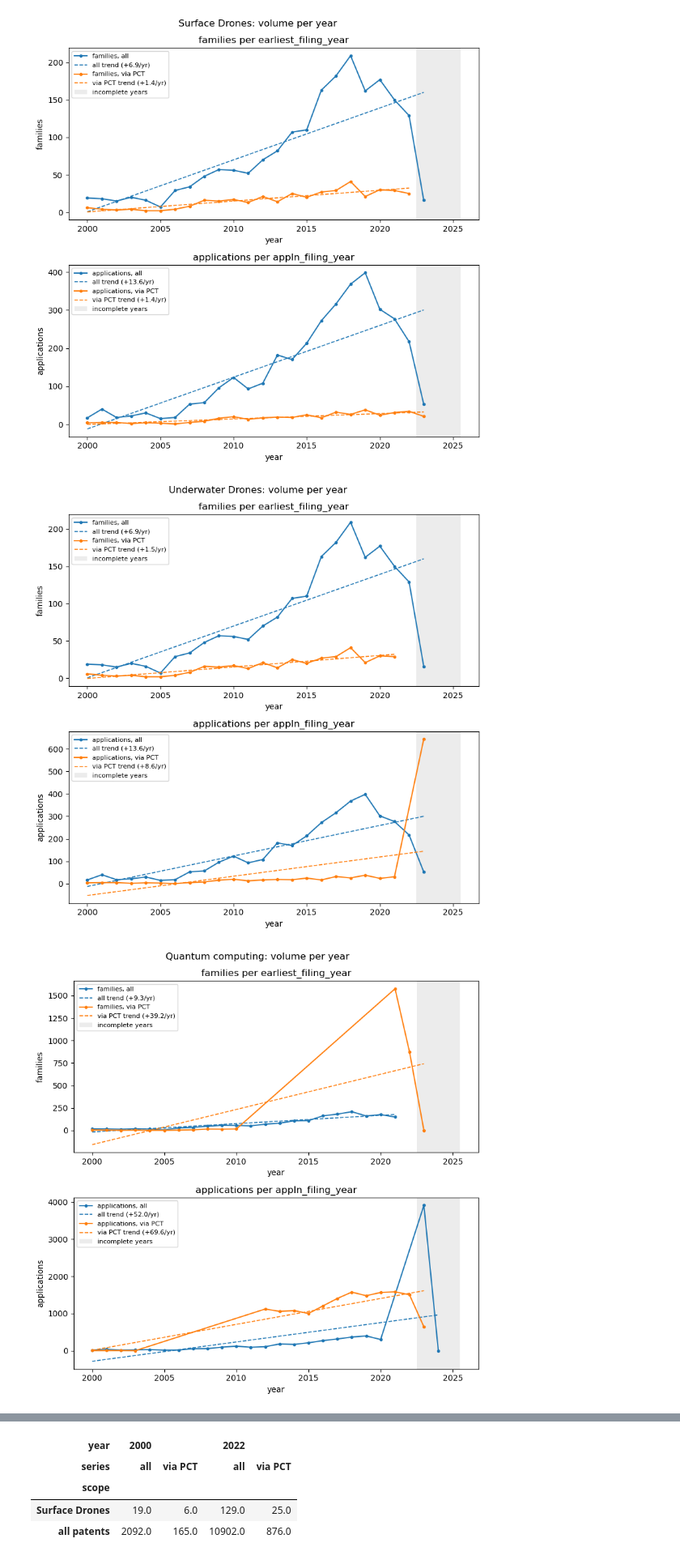
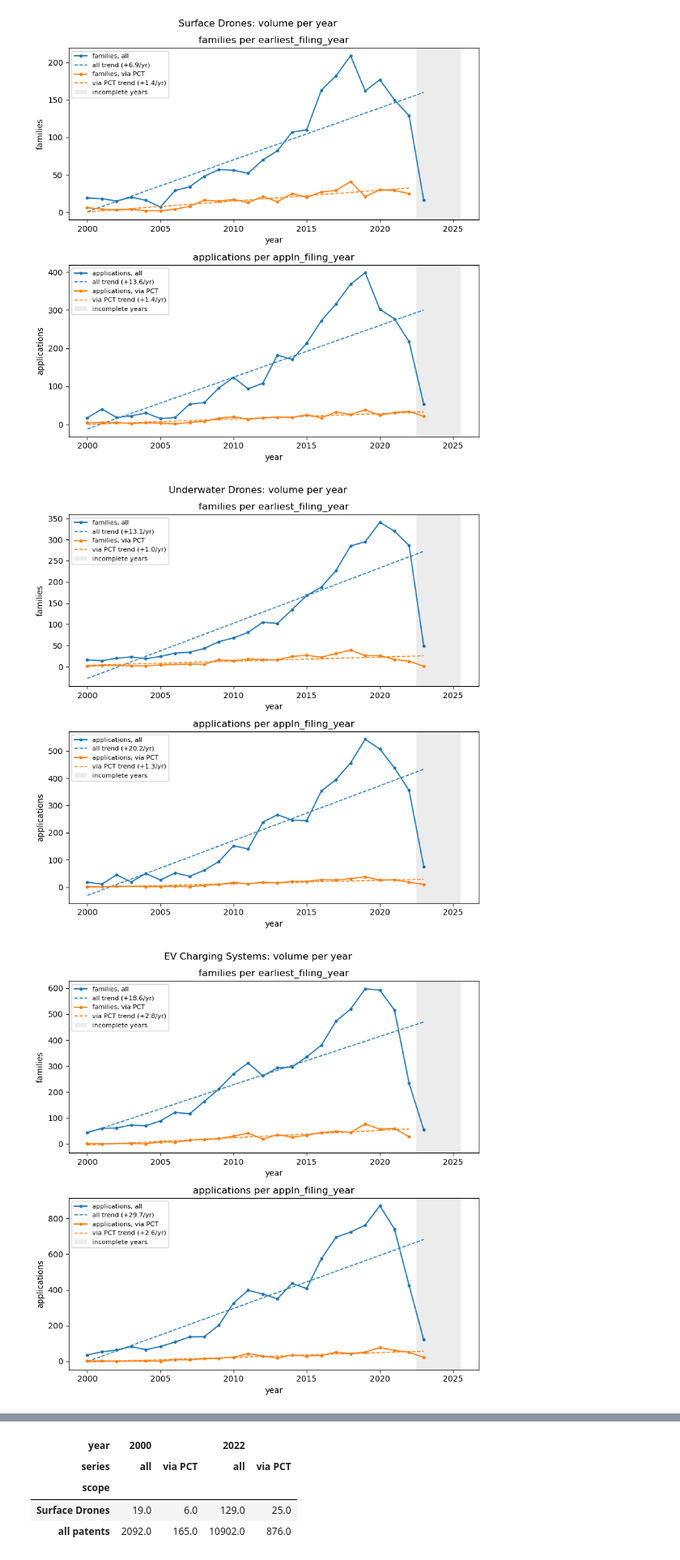
Before and after one commit to dattiluca-afk/innovation-management-assignment, a Jupyter notebook: notebooks/step_1.ipynb, the cells around one changed output, grey strips where cells are left out. Shown at 81% size. Cells and saved outputs as stored; diff of their text form; code cells hidden in the pictures.

```diff
--- a/notebooks/step_1.ipynb
+++ b/notebooks/step_1.ipynb
@@ -1249,8 +1270,8 @@ volume2 = pd.concat(
     ignore_index=True,
 )
 
-volume2["year"] = pd.to_numeric(volume["year"])
-volume2["n"] = pd.to_numeric(volume["n"])
+volume2["year"] = pd.to_numeric(volume2["year"])
+volume2["n"] = pd.to_numeric(volume2["n"])
 
 n_plots = len(SECTOR_SCOPES2)
 fig, axes = plt.subplots(
@@ -1317,9 +1338,9 @@ plt.tight_layout()
 plt.savefig(output_path, format="png")
 plt.show()
 # %% [output]
-[figure, old version]
+[figure, new version]
 # %%
-# Volumes Bioplastics
+# Volumes EV charging systems
 
 volume3 = pd.concat(
     [count_per_year(s).assign(series="all") for s in SCOPES3]
@@ -1327,8 +1348,8 @@ volume3 = pd.concat(
     ignore_index=True,
 )
 
-volume3["year"] = pd.to_numeric(volume["year"])
-volume3["n"] = pd.to_numeric(volume["n"])
+volume3["year"] = pd.to_numeric(volume3["year"])
+volume3["n"] = pd.to_numeric(volume3["n"])
 
 n_plots = len(SECTOR_SCOPES3)
 fig, axes = plt.subplots(
@@ -1364,35 +1385,32 @@ for ax, scope in zip(axes, SECTOR_SCOPES3):
             slope, intercept = np.polyfit(valid["year"], valid["n"], deg=1)
             y_pred = slope * valid["year"] + intercept
 
             # Plot regression line matching the series color
             ax.plot(
                 valid["year"],
                 y_pred,
                 linestyle="--",
                 linewidth=1.2,
                 color=line.get_color(),
                 label=f"{series} trend ({slope:+.1f}/yr)",
             )
 
     shade_truncated(ax)
     year_col = FAMILY_TIME_COLUMN if scope.level == "family" else APPLN_TIME_COLUMN
     ax.set(
         title=f"{UNIT_LABEL[scope.level]} per {year_col}",
         xlabel="year",
         ylabel=UNIT_LABEL[scope.level],
     )
     ax.ticklabel_format(style="plain", axis="y", useOffset=False)
     ax.tick_params(labelbottom=True)
     ax.legend(fontsize=8)
 
-# Define the path (relative to your current notebook directory)
-output_path = Path("outputs/figures/energy_storage_volumes.png")
-
-# Ensure parent folders exist before saving
+output_path = Path("outputs/figures/quantum_computing_volumes.png")
 output_path.parent.mkdir(parents=True, exist_ok=True)
 
 plt.tight_layout()
 plt.savefig(output_path, format="png")
 plt.show()
 # %% [output]
-[figure, old version]
+[figure, new version]
```
Also changed, not shown: parts of 5 cells of this notebook.
